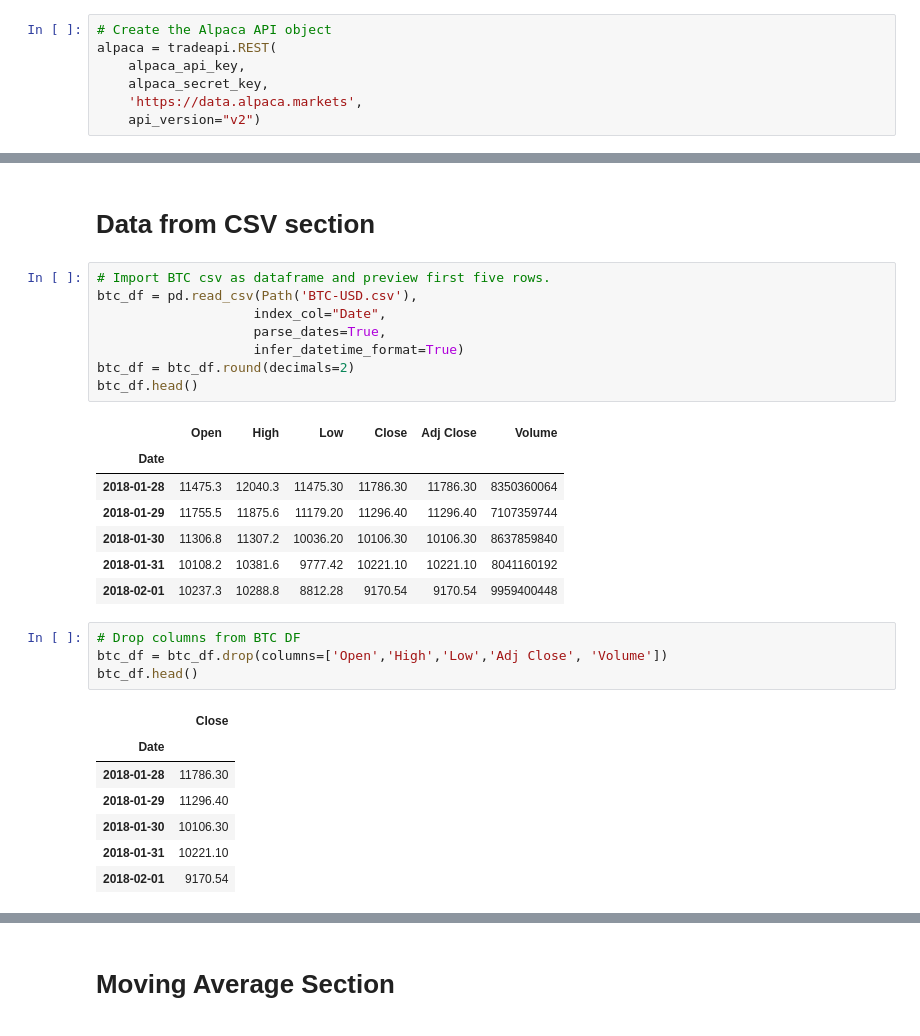
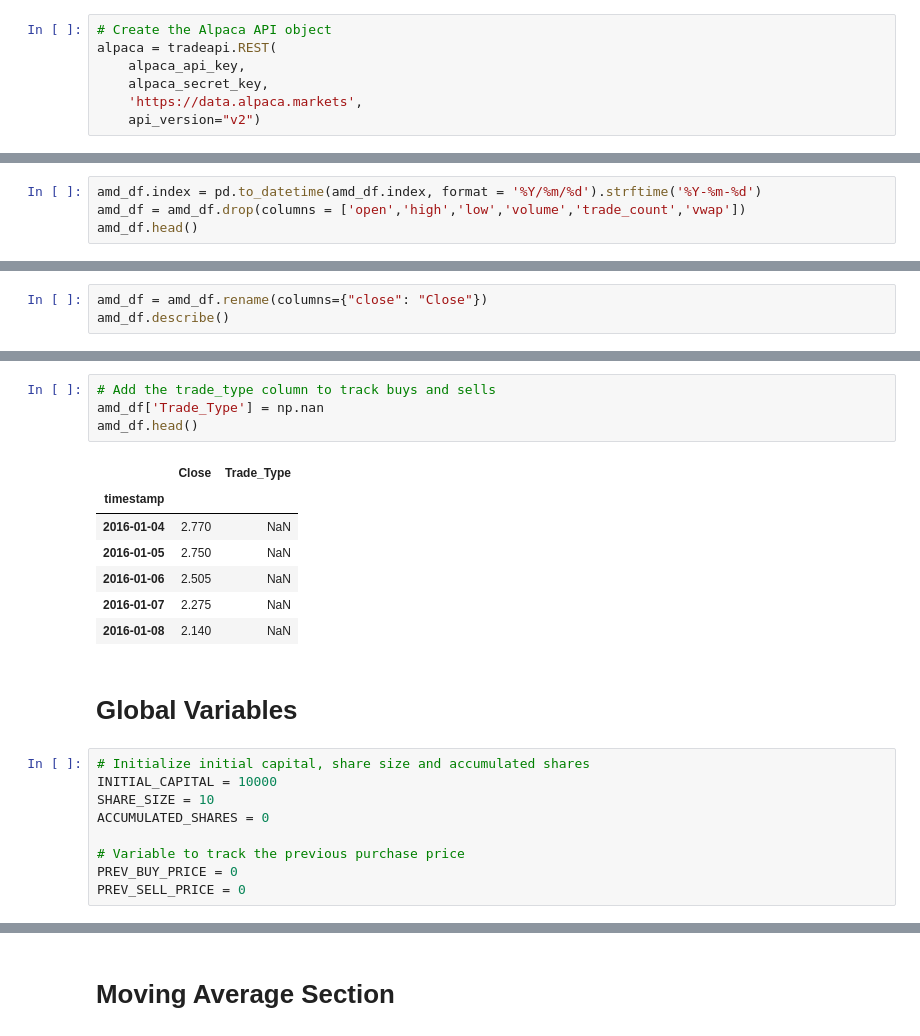
Before and after one commit to jake-viss/algorithmic_trader, a Jupyter notebook: algo_trader.ipynb, the cells around one changed output, grey strips where cells are left out. Saved outputs shown, nothing was run; the diff lists cells and outputs as text.

```diff
--- a/algo_trader.ipynb
+++ b/algo_trader.ipynb
@@ -34,0 +50,4 @@ amd_df = alpaca.get_bars("AMD", TimeFrame.Day, "2018-01-01", "2022-04-30", adjus
+# %%
+amd_df.index = pd.to_datetime(amd_df.index, format = '%Y/%m/%d').strftime('%Y-%m-%d')
+amd_df = amd_df.drop(columns = ['open','high','low','volume','trade_count','vwap'])
+amd_df.head()
@@ -34,0 +62,3 @@ amd_df = alpaca.get_bars("AMD", TimeFrame.Day, "2018-01-01", "2022-04-30", adjus
+# %%
+amd_df = amd_df.rename(columns={"close": "Close"})
+amd_df.describe()
@@ -35,30 +80,23 @@ amd_df = alpaca.get_bars("AMD", TimeFrame.Day, "2018-01-01", "2022-04-30", adjus
+# %%
+# Add the trade_type column to track buys and sells
+amd_df['Trade_Type'] = np.nan
+amd_df.head()
+# %% [output]
+|  | Close | Trade_Type |
+| timestamp |  |  |
+| 2016-01-04 | 2.770 | NaN |
+| 2016-01-05 | 2.750 | NaN |
+| 2016-01-06 | 2.505 | NaN |
+| 2016-01-07 | 2.275 | NaN |
+| 2016-01-08 | 2.140 | NaN |
 # %% [markdown]
-# Data from CSV section
+# Global Variables
 # %%
-# Import BTC csv as dataframe and preview first five rows.
-btc_df = pd.read_csv(Path('BTC-USD.csv'),
-                    index_col="Date",
-                    parse_dates=True,
-                    infer_datetime_format=True)
-btc_df = btc_df.round(decimals=2)
-btc_df.head()
+# Initialize initial capital, share size and accumulated shares
+INITIAL_CAPITAL = 10000
+SHARE_SIZE = 10
+ACCUMULATED_SHARES = 0
+
+# Variable to track the previous purchase price
+PREV_BUY_PRICE = 0
+PREV_SELL_PRICE = 0
-# %% [output]
-|  | Open | High | Low | Close | Adj Close | Volume |
-| Date |  |  |  |  |  |  |
-| 2018-01-28 | 11475.3 | 12040.3 | 11475.30 | 11786.30 | 11786.30 | 8350360064 |
-| 2018-01-29 | 11755.5 | 11875.6 | 11179.20 | 11296.40 | 11296.40 | 7107359744 |
-| 2018-01-30 | 11306.8 | 11307.2 | 10036.20 | 10106.30 | 10106.30 | 8637859840 |
-| 2018-01-31 | 10108.2 | 10381.6 | 9777.42 | 10221.10 | 10221.10 | 8041160192 |
-| 2018-02-01 | 10237.3 | 10288.8 | 8812.28 | 9170.54 | 9170.54 | 9959400448 |
-# %%
-# Drop columns from BTC DF
-btc_df = btc_df.drop(columns=['Open','High','Low','Adj Close', 'Volume'])
-btc_df.head()
-# %% [output]
-|  | Close |
-| Date |  |
-| 2018-01-28 | 11786.30 |
-| 2018-01-29 | 11296.40 |
-| 2018-01-30 | 10106.30 |
-| 2018-01-31 | 10221.10 |
-| 2018-02-01 | 9170.54 |
```
Also changed, not shown: parts of 20 cells of this notebook.
